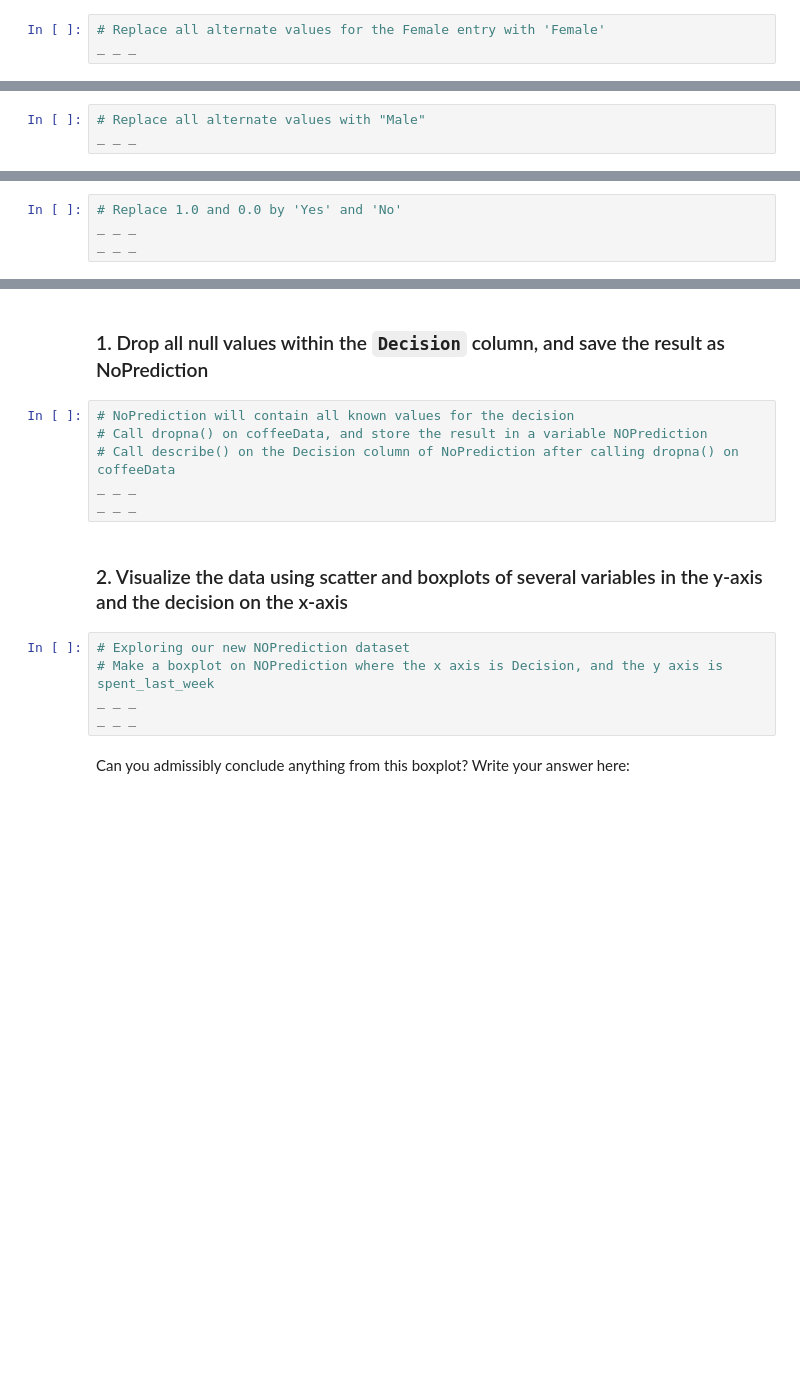
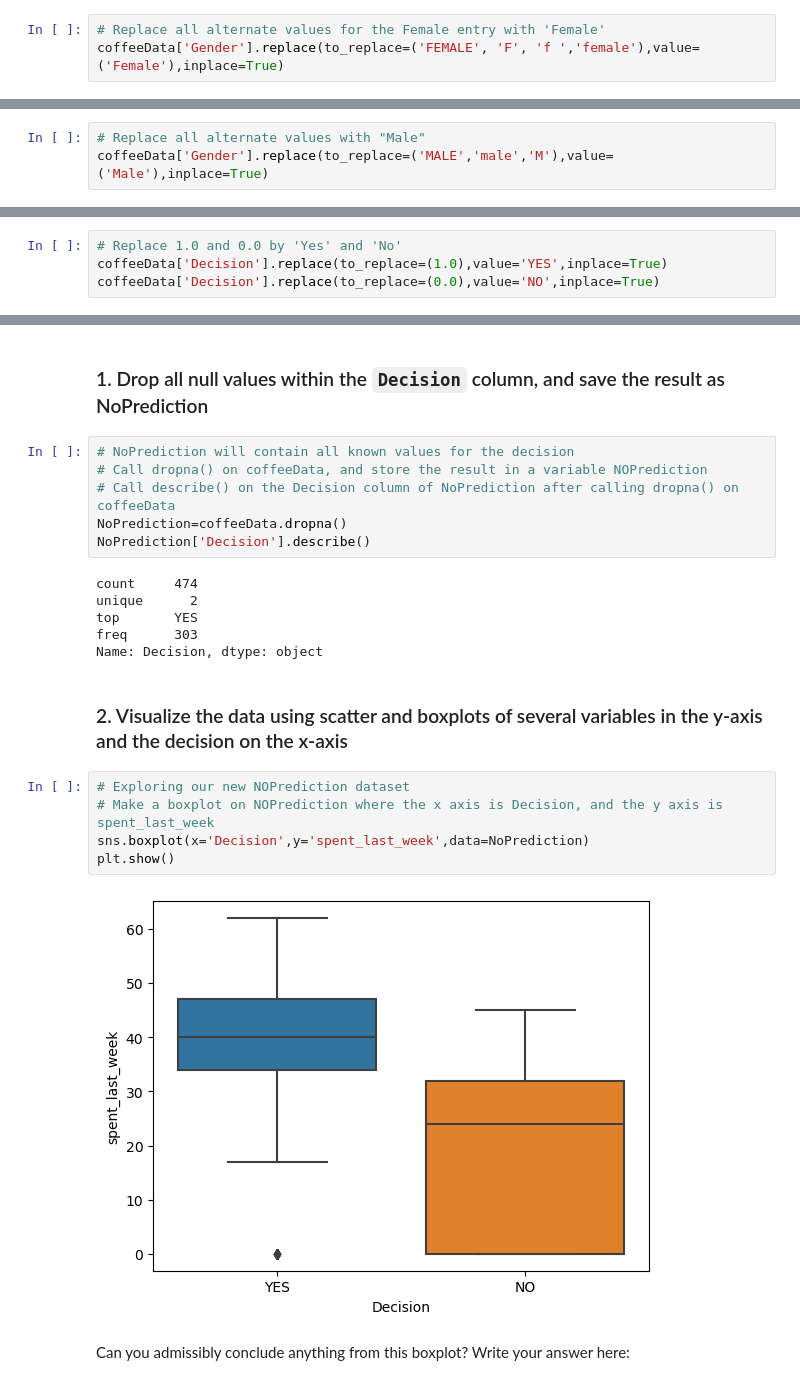
Before and after one commit to sabheen9/Springboard_Decision_Tree_Specialty_Coffee_Case_Study, a Jupyter notebook: Springboard Decision Tree Specialty Coffee Case Study - Tier 3.ipynb, the cells around one changed output, grey strips where cells are left out. Cells and saved outputs as stored; diff of their text form; blank space fills up the shorter version.

```diff
--- a/Springboard Decision Tree Specialty Coffee Case Study - Tier 3.ipynb
+++ b/Springboard Decision Tree Specialty Coffee Case Study - Tier 3.ipynb
@@ -188,6 +188,6 @@ We can see a bunch of inconsistency here.
 Use replace() to make the values of the `gender` column just `Female` and `Male`.
 # %%
 # Replace all alternate values for the Female entry with 'Female'
-_ _ _
+coffeeData['Gender'].replace(to_replace=('FEMALE', 'F', 'f ','female'),value=('Female'),inplace=True)
 # %%
 # Check out the unique values for the 'gender' column
@@ -195,5 +197,5 @@ _ _ _
 # %%
 # Replace all alternate values with "Male"
-_ _ _
+coffeeData['Gender'].replace(to_replace=('MALE','male','M'),value=('Male'),inplace=True)
 # %%
 # Let's check the unique values of the column "gender"
@@ -205,7 +211,7 @@ _ _ _
 We now want to replace `1.0` and `0.0` in the `Decision` column by `YES` and `NO` respectively.
 # %%
 # Replace 1.0 and 0.0 by 'Yes' and 'No'
-_ _ _
-_ _ _
+coffeeData['Decision'].replace(to_replace=(1.0),value='YES',inplace=True)
+coffeeData['Decision'].replace(to_replace=(0.0),value='NO',inplace=True)
 # %%
 # Check that our replacing those values with 'YES' and 'NO' worked, with unique()
@@ -224,14 +232,22 @@ To execute the train/test split properly, we need to do five things:
 # NoPrediction will contain all known values for the decision
 # Call dropna() on coffeeData, and store the result in a variable NOPrediction
 # Call describe() on the Decision column of NoPrediction after calling dropna() on coffeeData
-_ _ _
-_ _ _
+NoPrediction=coffeeData.dropna()
+NoPrediction['Decision'].describe()
+# %% [output]
+count     474
+unique      2
+top       YES
+freq      303
+Name: Decision, dtype: object
 # %% [markdown]
 ### 2. Visualize the data using scatter and boxplots of several variables in the y-axis and the decision on the x-axis
 # %%
 # Exploring our new NOPrediction dataset
 # Make a boxplot on NOPrediction where the x axis is Decision, and the y axis is spent_last_week
-_ _ _
-_ _ _
+sns.boxplot(x='Decision',y='spent_last_week',data=NoPrediction)
+plt.show()
+# %% [output]
+[figure, added]
 # %% [markdown]
 Can you admissibly conclude anything from this boxplot? Write your answer here:
```
Also changed, not shown: parts of 6 cells of this notebook.
